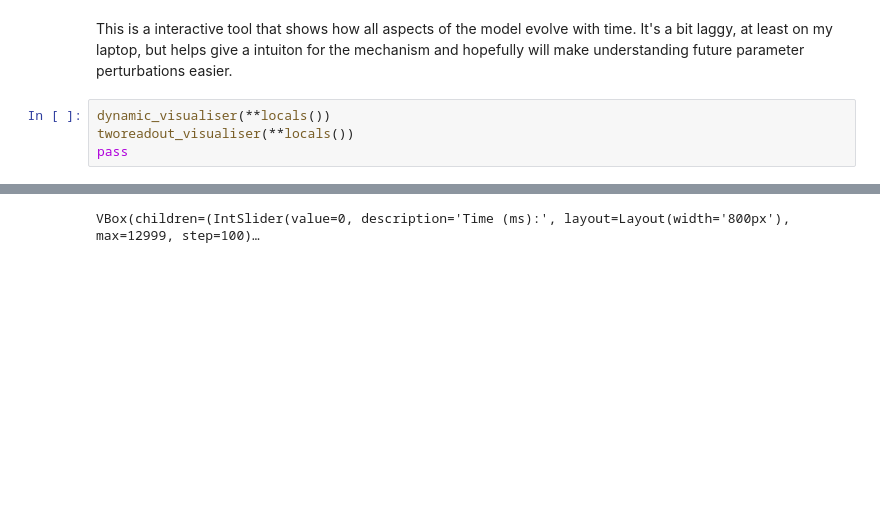
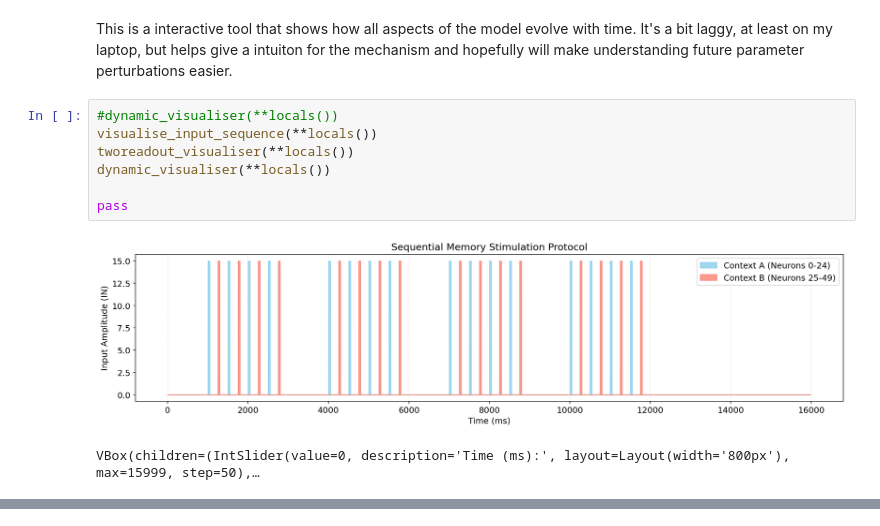
Before and after one commit to sctclif/Thesis_Exct-Vol_Model, a Jupyter notebook: base_models_readout_neurons/combined_model_2readouts.ipynb, the cells around one changed output, grey strips where cells are left out. Saved outputs shown, nothing was run; the diff lists cells and outputs as text; blank space fills up the shorter version.

```diff
--- a/base_models_readout_neurons/combined_model_2readouts.ipynb
+++ b/base_models_readout_neurons/combined_model_2readouts.ipynb
@@ -350,13 +379,17 @@ visualise_weight_matrix(**locals())
 # %% [markdown]
 This is a interactive tool that shows how all aspects of the model evolve with time. It's a bit laggy, at least on my laptop, but helps give a intuiton for the mechanism and hopefully will make understanding future parameter perturbations easier.
 # %%
+#dynamic_visualiser(**locals())
+visualise_input_sequence(**locals())
+tworeadout_visualiser(**locals())
 dynamic_visualiser(**locals())
-tworeadout_visualiser(**locals())
+
 pass
 # %% [output]
+[figure, added]
+VBox(children=(IntSlider(value=0, description='Time (ms):', layout=Layout(width='800px'), max=15999, step=50),…
 [interactive output not drawn]
 [interactive output not drawn]
-VBox(children=(IntSlider(value=0, description='Time (ms):', layout=Layout(width='800px'), max=12999, step=100)…
 # %%
 print(Nevent)
 print(nstep)
```
Also changed, not shown: parts of 12 cells of this notebook, 2 other files.
